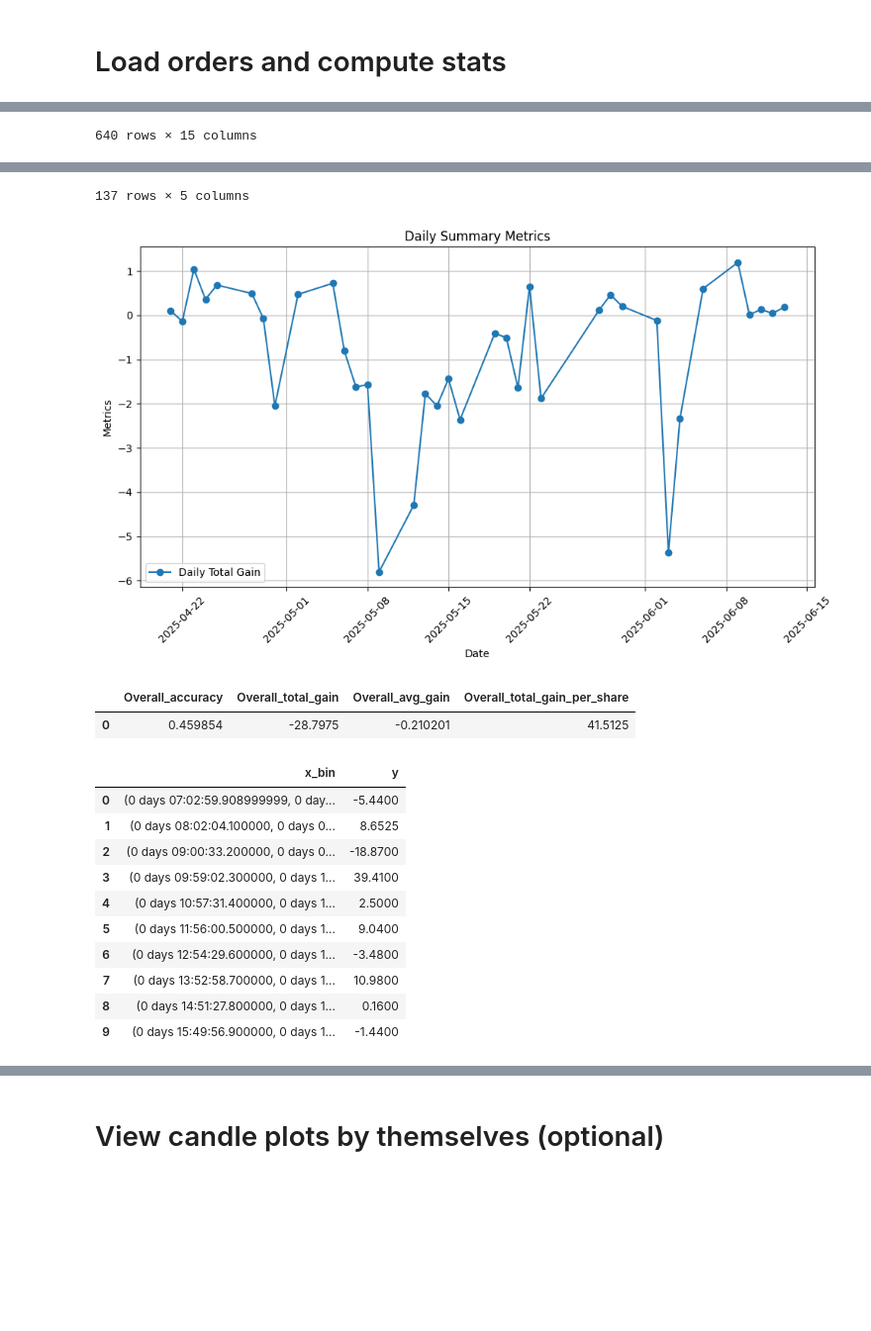
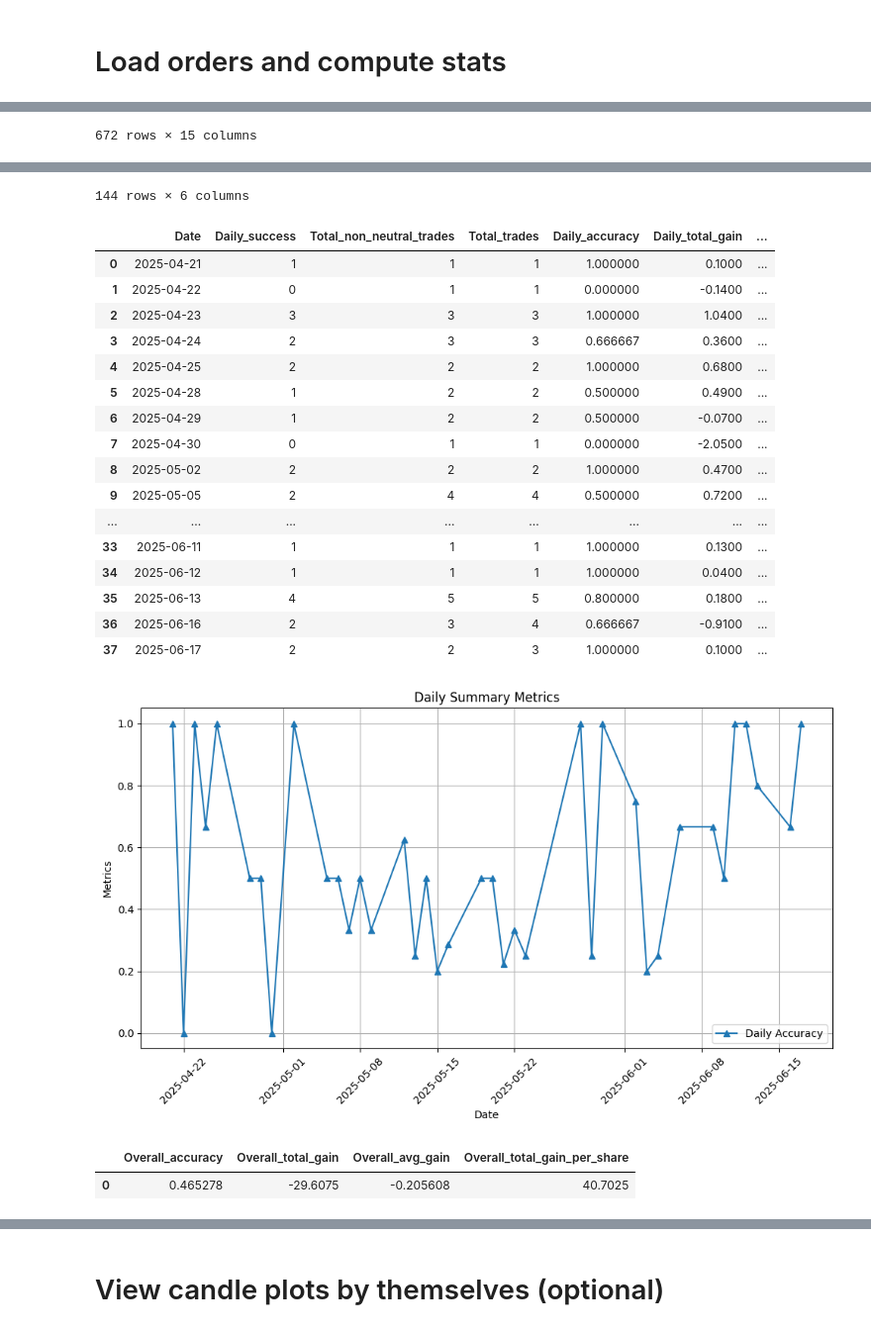
Before and after one commit to sbs87/Random_Projects, a Jupyter notebook: day_trading/src/DayTrader_Analysis.ipynb, the cells around one changed output, grey strips where cells are left out. Shown at 99% size. Saved outputs shown, nothing was run; the diff lists cells and outputs as text; code cells hidden in the pictures; blank space fills up the shorter version.

Commit message:
UPDATE move day trading analysis notebook to new file structure; ADD account for neutral days in accuracy; ADD load allpha advantage key as an env var

```diff
--- a/day_trading/src/DayTrader_Analysis.ipynb
+++ b/day_trading/src/DayTrader_Analysis.ipynb
@@ -198,6 +194,7 @@ def compute_stats_long(df):
     df['Total_Price'] = df['Filled'] * df['AvgPrice']
     df_summary = df.groupby(['Symbol','Date']).agg({'Total_Price':'sum','AvgPrice':'sum'}).reset_index().rename(columns={'Total_Price':'Stock_Total_Gain','AvgPrice':'Stock_pShare_Gain'})
     df_summary['Success'] = df_summary['Stock_Total_Gain']>0 #filled_orders_w_stats = compute_stats_long(filled_orders_filtered)
+    df_summary['non_neutral'] = df_summary['Stock_Total_Gain']!=0
 
     return df, df_summary
 
@@ -251,18 +248,23 @@ def generate_candlestick_plot(stock_order_df, timedata_width=2.5, date = "", sto
     return candlestick_plot
 
 
-
+# ymbol	Date	Stock_Total_Gain	Stock_pShare_Gain	Success
+# 106	SBEV	2025-04-21	0.10	0.10	True
+# 109	SNOA	2025-04-22	-0.14	-0.14	False
+# 11	AREB	2025-04-23	0.06	0.06	True
+# 24	CEP	2025-04-23	0.64	0.64	True
 
 def compute_summary(df):
 
     # Compute daily accuracy
     daily_success = df.groupby('Date')['Success'].sum().reset_index(name='Daily_success')
     total_trades = df.groupby('Date')['Success'].count().reset_index(name='Total_trades')
-    daily_accuracy = daily_success.merge(total_trades, on='Date')
-    daily_accuracy['Daily_accuracy'] = daily_accuracy['Daily_success'] /daily_accuracy['Total_trades']  #df.groupby('Date').apply(lambda x: x['Success'].sum() / len(x)).reset_index(name='Daily_accuracy')
+    Total_non_neutral_trades = df.groupby('Date')['non_neutral'].sum().reset_index(name='Total_non_neutral_trades') # only count non-neutral trades == True for total
+    daily_accuracy = daily_success.merge(Total_non_neutral_trades, on='Date').merge(total_trades, on='Date')
+    daily_accuracy['Daily_accuracy'] = daily_accuracy['Daily_success'] /daily_accuracy['Total_non_neutral_trades']  #df.groupby('Date').apply(lambda x: x['Success'].sum() / len(x)).reset_index(name='Daily_accuracy')
 
 
-    #daily_accuracy_detailed = daily_accuracy.merge(daily_success, on='Date').merge(total_trades, on='Date')
+    #daily_accuracy_detailed = daily_accuracy.merge(daily_success, on='Date').merge(Total_non_neutral_trades, on='Date')
 
     # Compute daily total gain
     daily_total_gain = df.groupby('Date')['Stock_Total_Gain'].sum().reset_index(name='Daily_total_gain')
@@ -645,7 +647,7 @@ def get_stock_data_alpha(symbol, stock_interval="1min", outputsize="full", api_k
 # %%
 # Load the stock orders file
 #stock_order_records = pd.read_csv("~/Downloads/Webull_Orders_Records.noOCO.csv")
-buy_records ="/Users/stevensmith/Projects/Random_Projects/stock_reccomender/Webull_Order_Records_2025_06_13.csv"
+buy_records ="/Users/stevensmith/Projects/Random_Projects/day_trading/data/raw_data/order_hx/Webull_Order_Records_2025_06_17.csv"
 stock_order_records = pd.read_csv(buy_records)
 stock_orders_formatted = format_orders(stock_order_records)
 filled_orders = stock_orders_formatted[stock_orders_formatted['Status'] == 'Filled']
@@ -659,11 +661,12 @@ import matplotlib.pyplot as plt
 
 # Plot the daily summary
 daily_summary = filled_orders_summary['daily_summary'].sort_values(by='Date', ascending=True)
+display(daily_summary)
 plt.figure(figsize=(10, 6))
-plt.plot(daily_summary['Date'], daily_summary['Daily_total_gain'], label='Daily Total Gain', marker='o')
+#plt.plot(daily_summary['Date'], daily_summary['Daily_total_gain'], label='Daily Total Gain', marker='o')
 # plt.plot(daily_summary['Date'], daily_summary['Daily_avg_gain'], label='Daily Average Gain', marker='x')
 #plt.plot(daily_summary['Date'], daily_summary['Daily_total_gain_per_share'], label='Daily Total Gain Per Share', marker='s')
-#plt.plot(daily_summary['Date'], daily_summary['Daily_accuracy'], label='Daily Accuracy', marker='^')
+plt.plot(daily_summary['Date'], daily_summary['Daily_accuracy'], label='Daily Accuracy', marker='^')
 
 plt.xlabel('Date')
 plt.ylabel('Metrics')
@@ -696 +699 @@ bin_and_tally(filled_orders_filtered, binned_vars='FilledTime_only', binned_vals
-640 rows × 15 columns
+672 rows × 15 columns
@@ -709,15 +712,21 @@ bin_and_tally(filled_orders_filtered, binned_vars='FilledTime_only', binned_vals
-137 rows × 5 columns
+144 rows × 6 columns
+|  | Date | Daily_success | Total_non_neutral_trades | Total_trades | Daily_accuracy | Daily_total_gain | ... |
+| 0 | 2025-04-21 | 1 | 1 | 1 | 1.000000 | 0.1000 | ... |
+| 1 | 2025-04-22 | 0 | 1 | 1 | 0.000000 | -0.1400 | ... |
+| 2 | 2025-04-23 | 3 | 3 | 3 | 1.000000 | 1.0400 | ... |
+| 3 | 2025-04-24 | 2 | 3 | 3 | 0.666667 | 0.3600 | ... |
+| 4 | 2025-04-25 | 2 | 2 | 2 | 1.000000 | 0.6800 | ... |
+| 5 | 2025-04-28 | 1 | 2 | 2 | 0.500000 | 0.4900 | ... |
+| 6 | 2025-04-29 | 1 | 2 | 2 | 0.500000 | -0.0700 | ... |
+| 7 | 2025-04-30 | 0 | 1 | 1 | 0.000000 | -2.0500 | ... |
+| 8 | 2025-05-02 | 2 | 2 | 2 | 1.000000 | 0.4700 | ... |
+| 9 | 2025-05-05 | 2 | 4 | 4 | 0.500000 | 0.7200 | ... |
+| ... | ... | ... | ... | ... | ... | ... | ... |
+| 33 | 2025-06-11 | 1 | 1 | 1 | 1.000000 | 0.1300 | ... |
+| 34 | 2025-06-12 | 1 | 1 | 1 | 1.000000 | 0.0400 | ... |
+| 35 | 2025-06-13 | 4 | 5 | 5 | 0.800000 | 0.1800 | ... |
+| 36 | 2025-06-16 | 2 | 3 | 4 | 0.666667 | -0.9100 | ... |
+| 37 | 2025-06-17 | 2 | 2 | 3 | 1.000000 | 0.1000 | ... |
-[figure, old version]
+[figure, new version]
-|  | Overall_accuracy | Overall_total_gain | Overall_avg_gain | Overall_total_gain_per_share |
-| 0 | 0.459854 | -28.7975 | -0.210201 | 41.5125 |
-|  | x_bin | y |
-| 0 | (0 days 07:02:59.908999999, 0 day... | -5.4400 |
-| 1 | (0 days 08:02:04.100000, 0 days 0... | 8.6525 |
-| 2 | (0 days 09:00:33.200000, 0 days 0... | -18.8700 |
-| 3 | (0 days 09:59:02.300000, 0 days 1... | 39.4100 |
-| 4 | (0 days 10:57:31.400000, 0 days 1... | 2.5000 |
-| 5 | (0 days 11:56:00.500000, 0 days 1... | 9.0400 |
-| 6 | (0 days 12:54:29.600000, 0 days 1... | -3.4800 |
-| 7 | (0 days 13:52:58.700000, 0 days 1... | 10.9800 |
-| 8 | (0 days 14:51:27.800000, 0 days 1... | 0.1600 |
-| 9 | (0 days 15:49:56.900000, 0 days 1... | -1.4400 |
+|  | Overall_accuracy | Overall_total_gain | Overall_avg_gain | Overall_total_gain_per_share |
+| 0 | 0.465278 | -29.6075 | -0.205608 | 40.7025 |
```
Also changed, not shown: parts of 5 cells of this notebook.
